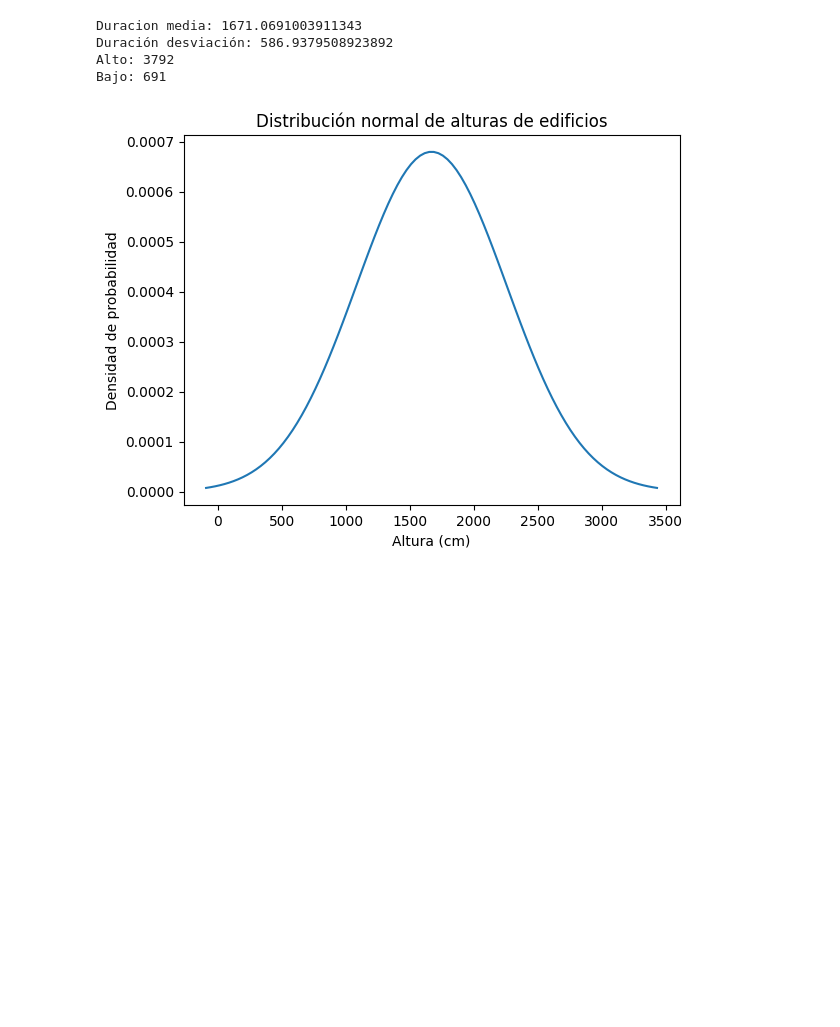
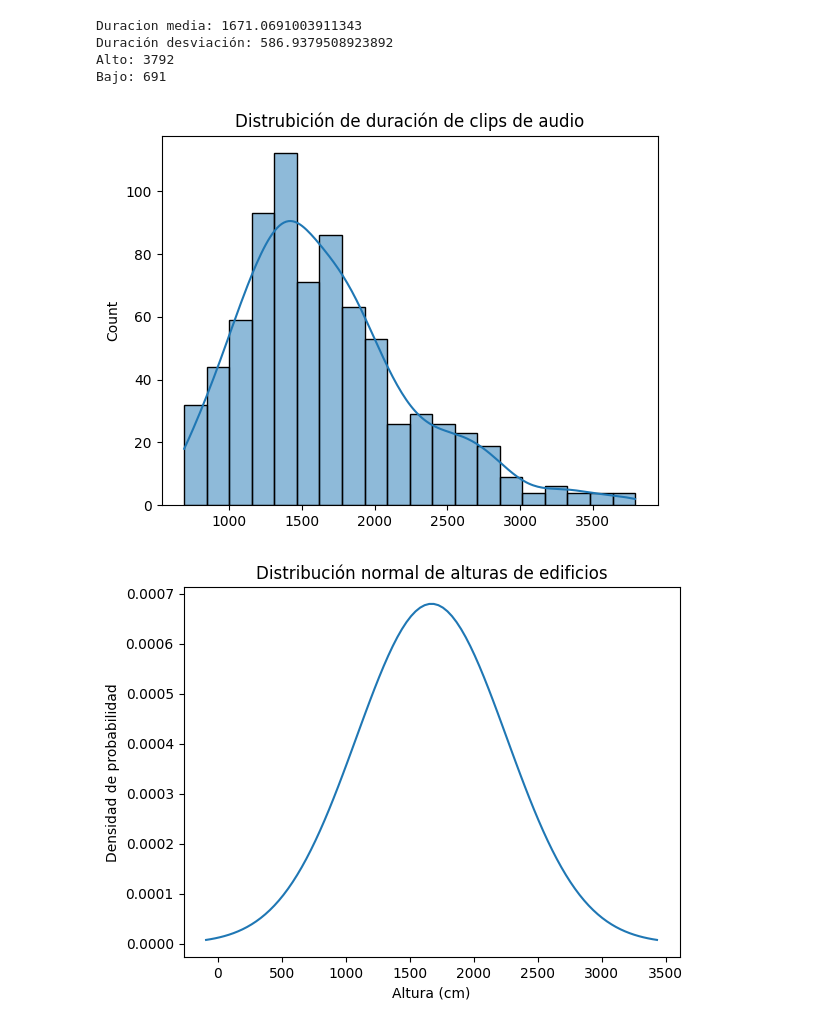
Before and after one commit to Leodna/mer, a Jupyter notebook: notebooks/spectograms.ipynb, the cells around one changed output. Drawn from its saved outputs; the diff is of its cells as text; code cells hidden in the pictures; blank space fills up the shorter version.

Commit message:
Distribución de la duración de los clips

```diff
--- a/notebooks/spectograms.ipynb
+++ b/notebooks/spectograms.ipynb
@@ -240,6 +240,12 @@ Duracion media: 1671.0691003911343
 Duración desviación: 586.9379508923892
 Alto: 3792
 Bajo: 691
+# %%
+#Distribución de la duración de los clips de auido
+sns.histplot(spec_size,kde=True).set_title('Distrubición de duración de clips de audio')
+plt.show()
+# %% [output]
+[figure, added]
 # %%
 x = np.linspace(spec_mean - 3*spec_std,
                 spec_mean + 3*spec_std,
```
Also changed, not shown: parts of 8 cells of this notebook.
